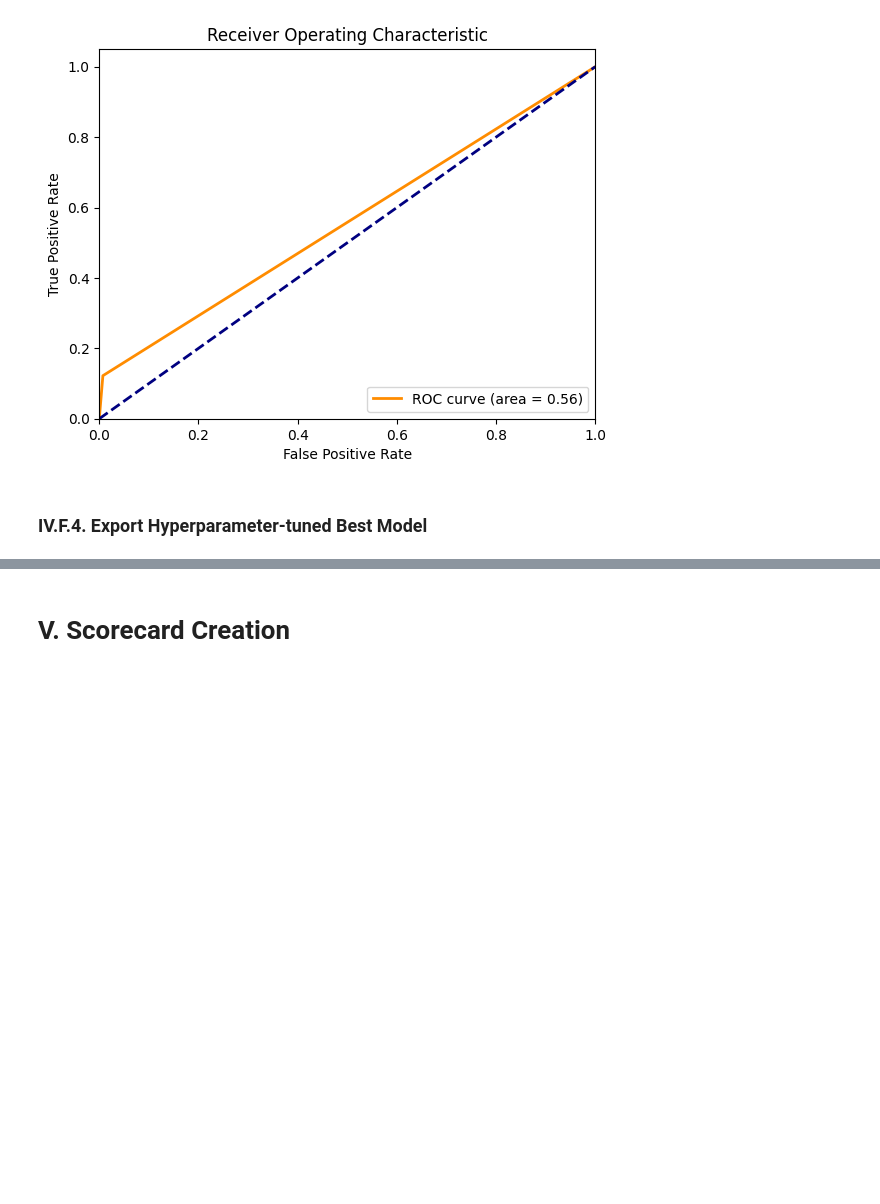
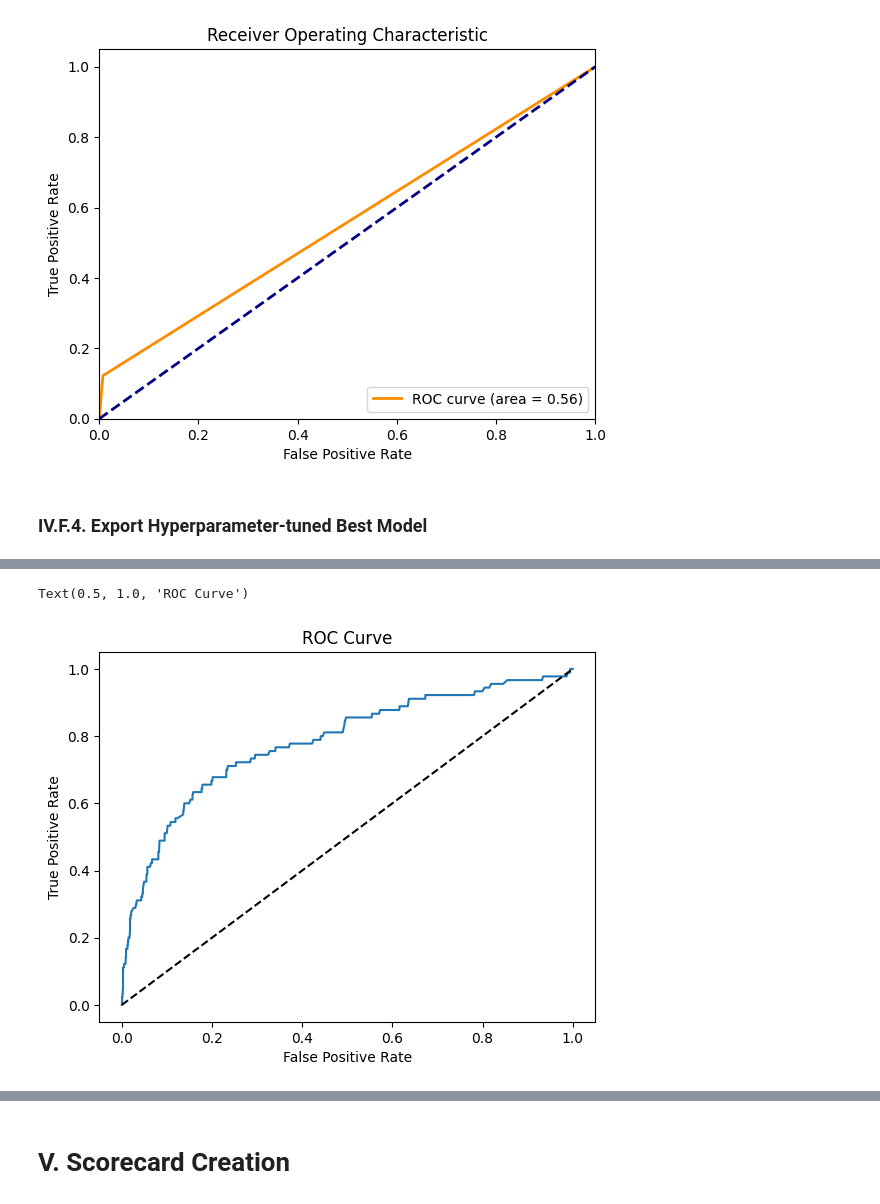
Before and after one commit to hardefarogonondo/IBRD-credit-scorecard-predictive-engine, a Jupyter notebook: notebooks/4_model_training_and_evaluation/model_training_and_evaluation.ipynb, the cells around one changed output, grey strips where cells are left out. Cells and saved outputs as stored; diff of their text form; code cells hidden in the pictures; blank space fills up the shorter version.

```diff
--- a/notebooks/4_model_training_and_evaluation/model_training_and_evaluation.ipynb
+++ b/notebooks/4_model_training_and_evaluation/model_training_and_evaluation.ipynb
@@ -589,0 +600,23 @@ plt.show()
+# %%
+def probability_based_metrics(model, X_test, y_test, prediction_threshold):
+    y_test_proba = model.predict_proba(X_test)
+    y_test_proba = y_test_proba[:, 1]
+    y_test_copy = y_test.copy().reset_index(drop = True)
+    y_test_proba_df = pd.concat([y_test_copy, pd.DataFrame(y_test_proba, columns = ["y_test_proba"])], axis = 1)
+    y_test_proba_df.columns = ["y_test_true", "y_test_proba"]
+    y_test_proba_df.index = X_test.index
+    y_test_proba_df["y_test_pred"] = np.where(y_test_proba_df["y_test_proba"] >= prediction_threshold, 1, 0)
+    precision, recall, thresholds = precision_recall_curve(y_test_proba_df["y_test_true"], y_test_proba_df["y_test_proba"])
+    AUROC = roc_auc_score(y_test_proba_df["y_test_true"], y_test_proba_df["y_test_proba"])
+    metrics = {
+        "Average Precision": np.mean(precision),
+        "Average Recall": np.mean(recall),
+        "AUROC": AUROC,
+        "Gini": AUROC * 2 - 1,
+        "AUC Precision-Recall": auc(recall, precision)
+    }
+    proba_metrics_df = pd.DataFrame.from_dict(metrics, orient = "index", columns = ["Value"])
+    return y_test_proba_df, proba_metrics_df
+# %%
+y_test_proba_df, proba_metrics_df = probability_based_metrics(tuned_best_model, X_test, y_test, prediction_threshold = 0.5)
+y_test_proba_df.shape
@@ -589,0 +634,11 @@ plt.show()
+# %%
+fpr, tpr, threshold = roc_curve(y_test_proba_df["y_test_true"], y_test_proba_df["y_test_proba"])
+
+plt.plot(fpr, tpr)
+plt.plot(fpr, fpr, linestyle = '--', color = 'k')
+plt.xlabel("False Positive Rate")
+plt.ylabel("True Positive Rate")
+plt.title("ROC Curve")
+# %% [output]
+Text(0.5, 1.0, 'ROC Curve')
+[figure, added]
```
Also changed, not shown: parts of 53 cells of this notebook.
